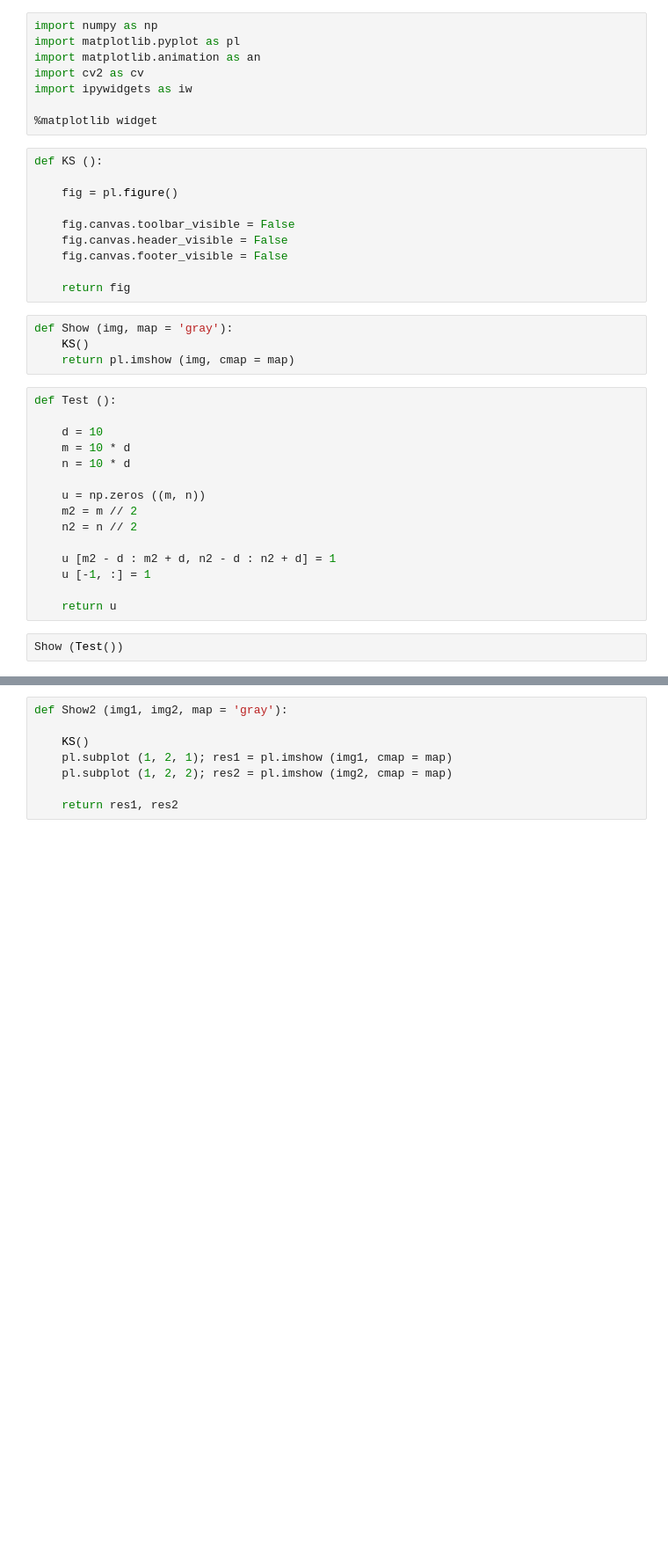
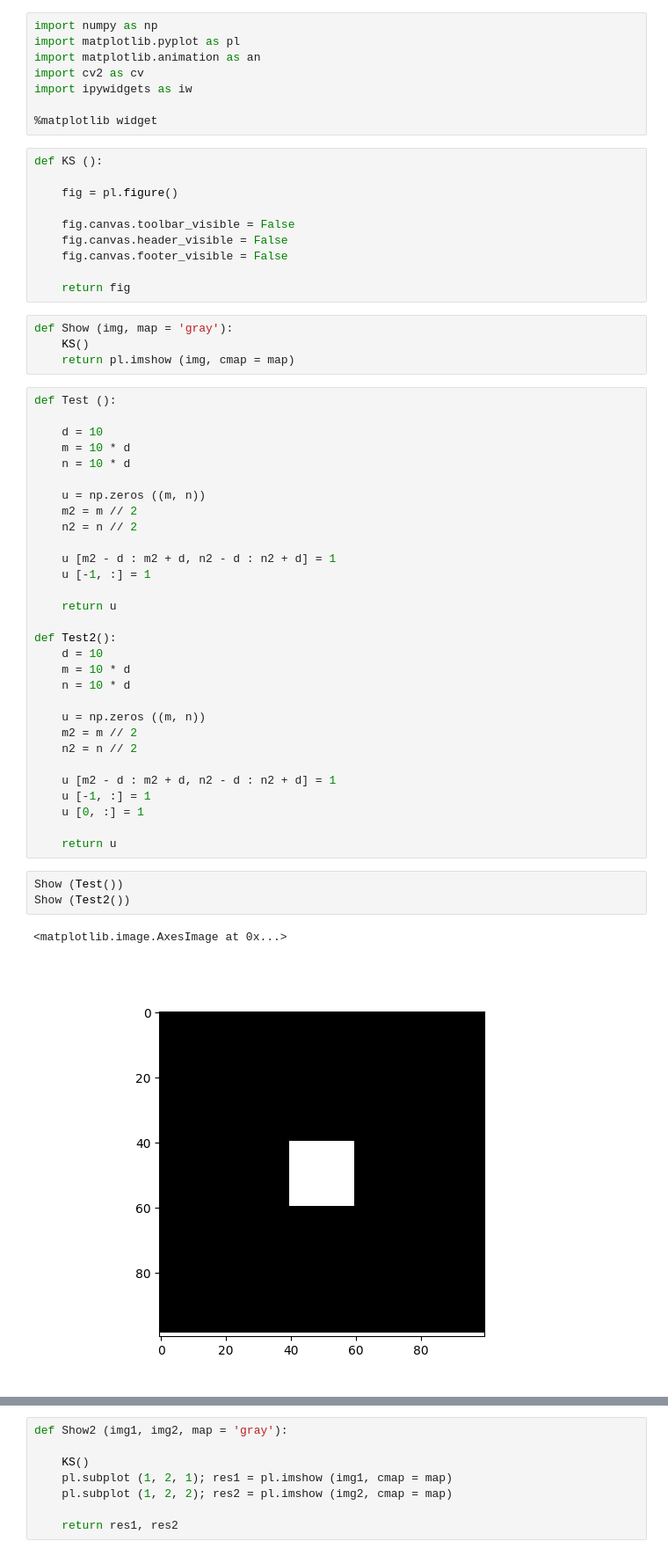
Before and after one commit to NevinJulian/HSLU.CVAI, a Jupyter notebook: sw02/Material/7-sharpening-heat-2d.ipynb, the cells around one changed output, grey strips where cells are left out. Shown at 88% size. Drawn from its saved outputs; the diff is of its cells as text; blank space fills up the shorter version.

```diff
--- a/sw02/Material/7-sharpening-heat-2d.ipynb
+++ b/sw02/Material/7-sharpening-heat-2d.ipynb
@@ -35,5 +35,24 @@ def Test ():
     u [-1, :] = 1
 
     return u
+
+def Test2():
+    d = 10
+    m = 10 * d
+    n = 10 * d
+
+    u = np.zeros ((m, n))
+    m2 = m // 2
+    n2 = n // 2
+
+    u [m2 - d : m2 + d, n2 - d : n2 + d] = 1
+    u [-1, :] = 1
+    u [0, :] = 1
+
+    return u
 # %%
 Show (Test())
+Show (Test2())
+# %% [output]
+<matplotlib.image.AxesImage at 0x...>
+[figure, added]
```
Also changed, not shown: parts of 7 cells of this notebook, 7 other files.
